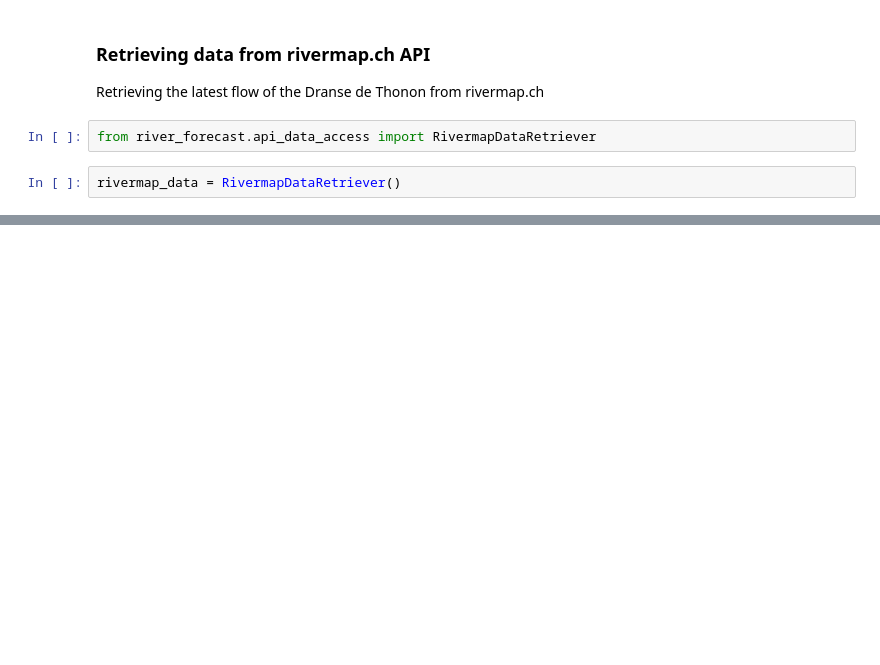
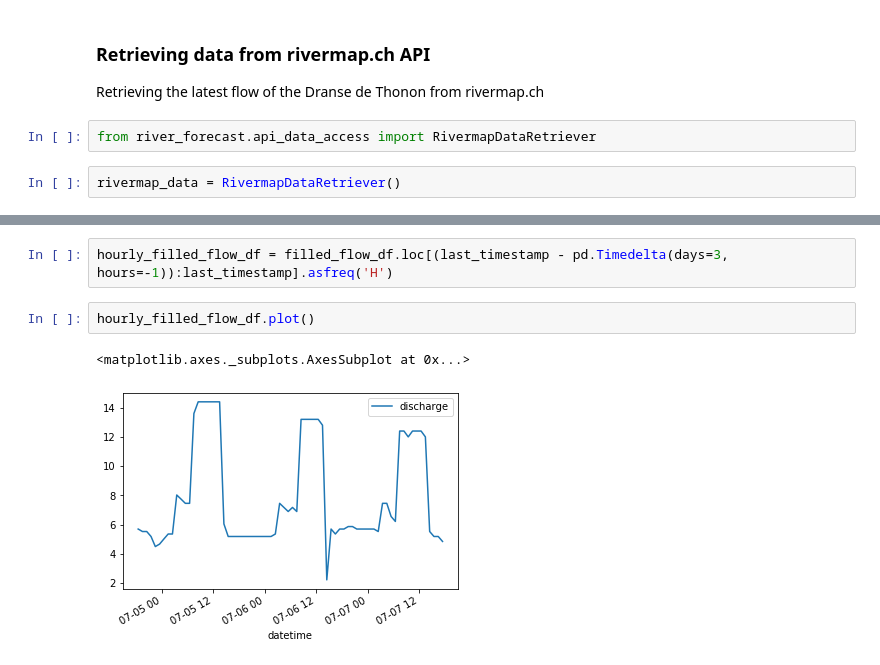
Before and after one commit to maxnolte/river_forecast, a Jupyter notebook: rivermap_data_retrieval.ipynb, the cells around one changed output, grey strips where cells are left out. Cells and saved outputs as stored; diff of their text form; blank space fills up the shorter version.

```diff
--- a/rivermap_data_retrieval.ipynb
+++ b/rivermap_data_retrieval.ipynb
@@ -31,0 +42,7 @@ flow_df
+# %%
+hourly_filled_flow_df = filled_flow_df.loc[(last_timestamp - pd.Timedelta(days=3, hours=-1)):last_timestamp].asfreq('H')
+# %%
+hourly_filled_flow_df.plot()
+# %% [output]
+<matplotlib.axes._subplots.AxesSubplot at 0x...>
+[figure, added]
```
Also changed, not shown: parts of 7 cells of this notebook, 2 other files.
